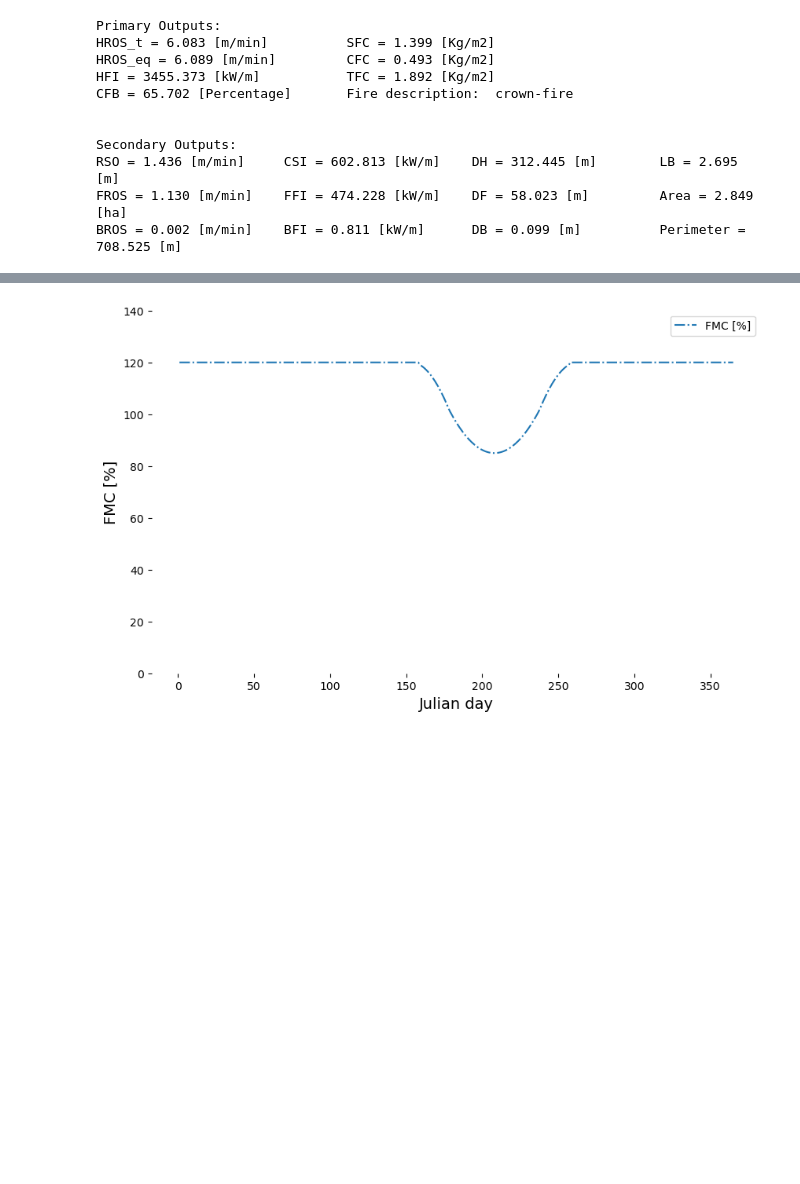
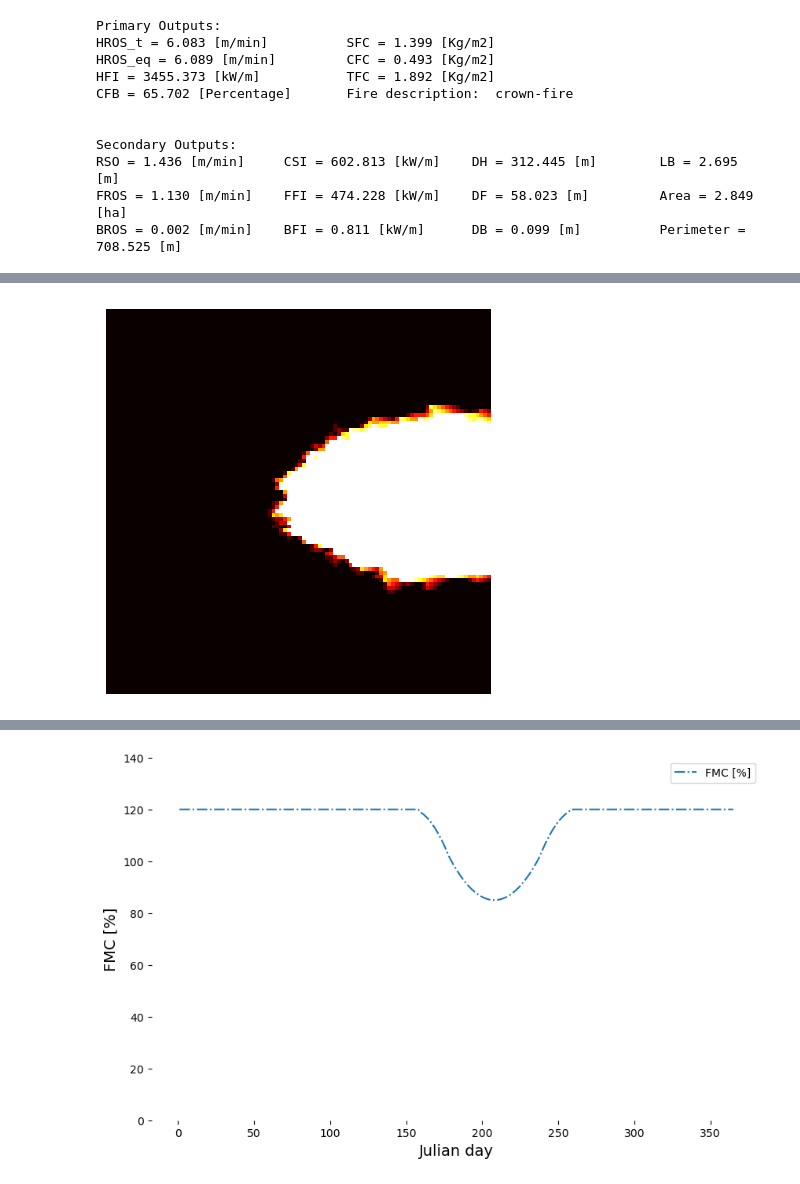
Before and after one commit to Sigggma/c2f-python, a Jupyter notebook: test python preliminar/main.ipynb, the cells around one changed output, grey strips where cells are left out. Saved outputs shown, nothing was run; the diff lists cells and outputs as text; code cells hidden in the pictures; blank space fills up the shorter version.

Commit message:
mono animado + documentar funciones

```diff
--- a/test python preliminar/main.ipynb
+++ b/test python preliminar/main.ipynb
@@ -688,0 +1038,93 @@ FloatSlider(value=1.0, continuous_update=False, description='Intensity:', max=2.
+# %%
+import numpy as np
+import matplotlib.pyplot as plt
+from matplotlib import animation, rc
+from IPython.display import HTML
+
+# Función para actualizar el fuego en la cuadrícula
+def update_fire(grid, hros_t, hros_eq, hfi, cfb):
+    """
+    Función que actualiza la propagación del fuego en la cuadrícula.
+
+    Parámetros:
+        grid (numpy.ndarray): Cuadrícula que representa el estado actual del fuego.
+        hros_t (float): Velocidad de propagación del fuego (m/min).
+        hros_eq (float): Velocidad de propagación del fuego equivalente (m/min).
+        hfi (float): Intensidad de la propagación del fuego (kW/m).
+        cfb (float): Porcentaje de velocidad de propagación del fuego.
+
+    Retorna:
+        numpy.ndarray: Nueva cuadrícula con el estado actualizado del fuego.
+    """
+    new_grid = np.copy(grid)
+    for i in range(grid.shape[0]):
+        for j in range(grid.shape[1]):
+            if grid[i, j] > 0:  # Si hay fuego en esta celda
+                # Ajustar los parámetros de propagación según las funciones dadas
+                hros_prob = hros_eq / 10  # Normalizamos HROS_eq para que esté en el rango de 0 a 1
+                hfi_factor = hfi / 1000  # Normalizamos HFI para que esté en el rango de 0 a 1
+                # Modificamos la probabilidad de propagación en la cabeza del fuego
+                hros_prob *= (cfb / 100)  # Ajustamos la probabilidad en función de cfb
+                # Modificamos la probabilidad de propagación en función de hfi
+                hros_prob *= (1 + hfi_factor)  # Incrementa la probabilidad en función de HFI Factor
+                for di in [-1, 0, 1]:
+                    for dj in [-1, 0, 1]:
+                        if 0 <= i + di < grid.shape[0] and 0 <= j + dj < grid.shape[1]:
+                            if di == 0 and dj == 1:  # Hacia la derecha (cabeza del fuego)
+                                prob = hros_prob
+                            elif di in [-1, 1] or dj in [-1, 1]:  # Diagonal y flancos
+                                prob = fros_prob
+                            else:  # Hacia atrás y la propia celda
+                                prob = bros_prob
+                            if np.random.rand() < prob:
+                                new_grid[i + di, j + dj] = min(10, grid[i + di, j + dj] + 1)  # Incrementa la intensidad del fuego
+    return new_grid
+
+
+# Configuración inicial
+grid_size = 100
+fire_grid = np.zeros((grid_size, grid_size))
+start_point = grid_size // 2
+fire_grid[start_point, start_point] = 1  # Inicia el fuego en el centro
+
+# Parámetros de propagación (simplificados)
+fros_prob = 0.02  # Probabilidad de propagación en los flancos
+bros_prob = 0.05  # Probabilidad de propagación en el retroceso
+
+# Parámetros secundarios
+hros_t = 6.083  # [m/min]
+hros_eq = 6.089  # [m/min]
+hfi = 3455.373  # [kW/m]
+cfb = 65.702  # [Percentage]
+
+# Configuración de la animación
+fig, ax = plt.subplots(figsize=(5, 5))
+
+# Función de inicialización para la animación
+def init():
+    """
+    Función de inicialización para la animación.
+    Limpia el eje y muestra la cuadrícula inicial del fuego.
+    """
+    ax.clear()
+    ax.imshow(fire_grid, cmap='hot', interpolation='nearest', vmin=0, vmax=10)  # Asigna la intensidad del fuego de 0 a 10
+    plt.axis('off')
+
+# Función de actualización para la animación
+def update(frame):
+    """
+    Función de actualización para la animación.
+    Actualiza el estado del fuego en cada frame de la animación.
+    """
+    global fire_grid
+    ax.clear()
+    fire_grid = update_fire(fire_grid, hros_t, hros_eq, hfi, cfb)
+    ax.imshow(fire_grid, cmap='hot', interpolation='nearest', vmin=0, vmax=10)
+    plt.axis('off')
+
+# Crear animación
+ani = animation.FuncAnimation(fig, update, frames=100, init_func=init, blit=False, interval=100, repeat=False)
+
+# Mostrar la animación
+HTML(ani.to_jshtml())
+# %% [output]
@@ -688,0 +1132 @@ FloatSlider(value=1.0, continuous_update=False, description='Intensity:', max=2.
+[figure, added]
```
Also changed, not shown: parts of 12 cells of this notebook.
